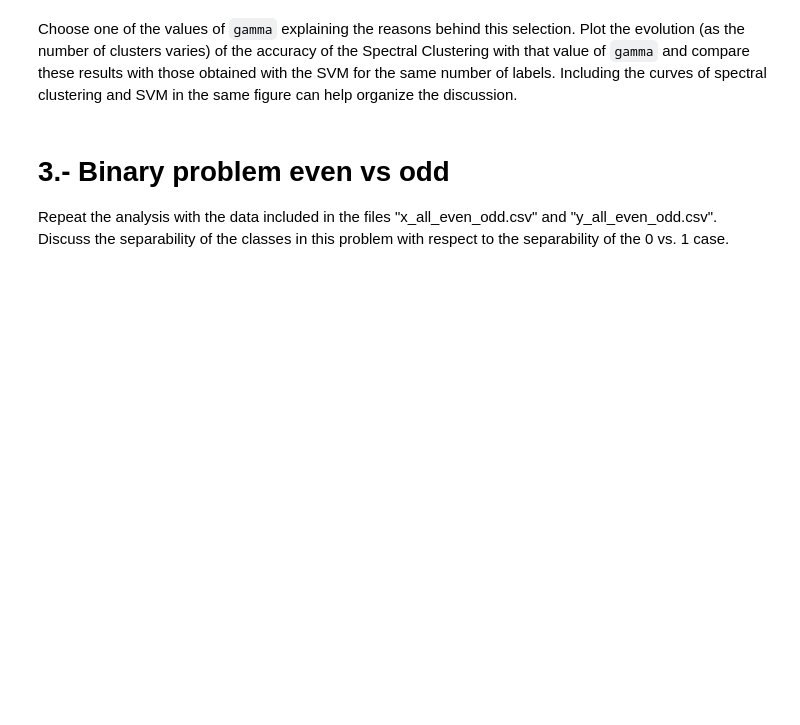
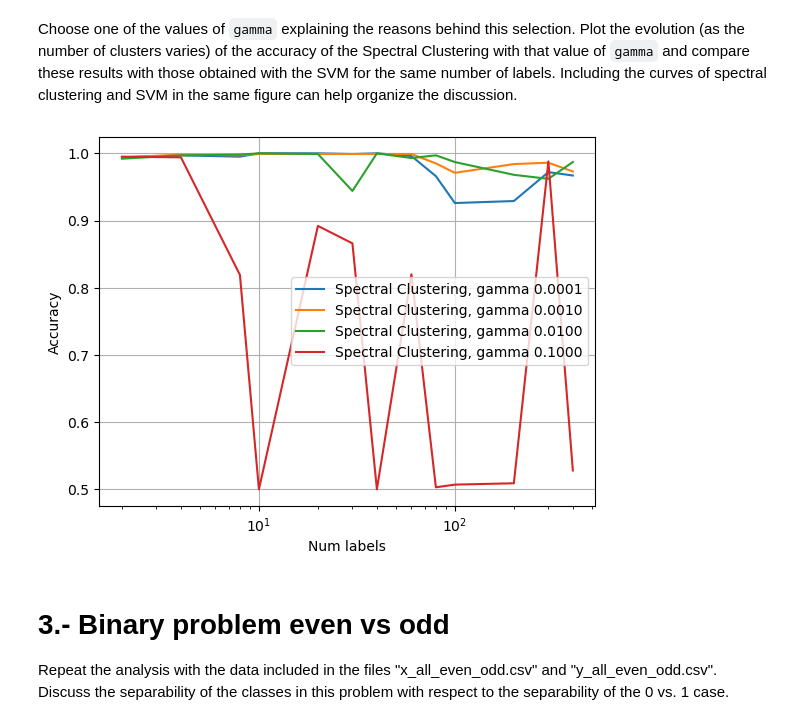
Before and after one commit to PamDiazUC3M/Machine-Learning, a Jupyter notebook: Homework_MNIST_empty.ipynb, the cells around one changed output. Cells and saved outputs as stored; diff of their text form; code cells hidden in the pictures; blank space fills up the shorter version.

```diff
--- a/Homework_MNIST_empty.ipynb
+++ b/Homework_MNIST_empty.ipynb
@@ -193,11 +286,2 @@ acc_spectral_clustering = np.empty((len(v_gamma),len(v_num_labels))) # notice ea
-# %%
-plt.figure()
-for ig, gamma in enumerate(v_gamma[:-1]):
-    plt.plot(v_num_labels, acc_spectral_clustering[ig,:], label='Spectral Clustering, gamma {0:.4f}'.format(gamma))
-plt.legend()
-plt.xlabel('Num labels')
-plt.ylabel('accuracy')
-plt.xscale('log')
-plt.grid()
 # %% [markdown]
 Choose one of the values of `gamma` explaining the reasons behind this selection. Plot the evolution (as the number of clusters varies) of the accuracy of the Spectral Clustering with that value of `gamma`  and compare these results with those obtained with the SVM for the same number of labels. Including the curves of  spectral clustering and SVM in the same figure can help organize the discussion.
@@ -206,3 +288,34 @@ Choose one of the values of `gamma` explaining the reasons behind this selection
+# %%
+# YOUR CODE TO PRODUCE THE PLOT
+from sklearn.metrics import accuracy_score
+
+# Assuming my_spectral_clustering and oracle are defined as before
+
+# Initialize the oracle with the actual dataset
+my_oracle = oracle(X, Y)
+
+v_gamma = [1e-4, 1e-3, 1e-2, 1e-1]  # Gamma values to explore
+v_num_labels = np.array([2, 4, 8, 10, 20, 30, 40, 60, 80, 100, 200, 300, 400])  # Number of clusters/labels
+
+acc_spectral_clustering = np.empty((len(v_gamma), len(v_num_labels)))  # Storage for accuracies
+
+for ig, gamma in enumerate(v_gamma):
+    for ii, n_clusters in enumerate(v_num_labels):
+        predictions = my_spectral_clustering(X, my_oracle, n_clusters=n_clusters, gamma=gamma)
+        acc_spectral_clustering[ig, ii] = accuracy_score(Y, predictions)
+
+# Plotting
+plt.figure()
+for ig, gamma in enumerate(v_gamma):
+    plt.plot(v_num_labels, acc_spectral_clustering[ig, :], label=f'Spectral Clustering, gamma {gamma:.4f}')
+plt.legend()
+plt.xlabel('Num labels')
+plt.ylabel('Accuracy')
+plt.xscale('log')
+plt.grid()
+plt.show()
+# %% [output]
+[figure, added]
 # %%
 # YOUR DISCUSSION
 # %% [markdown]
```
Also changed, not shown: parts of 25 cells of this notebook, 1 other file.
